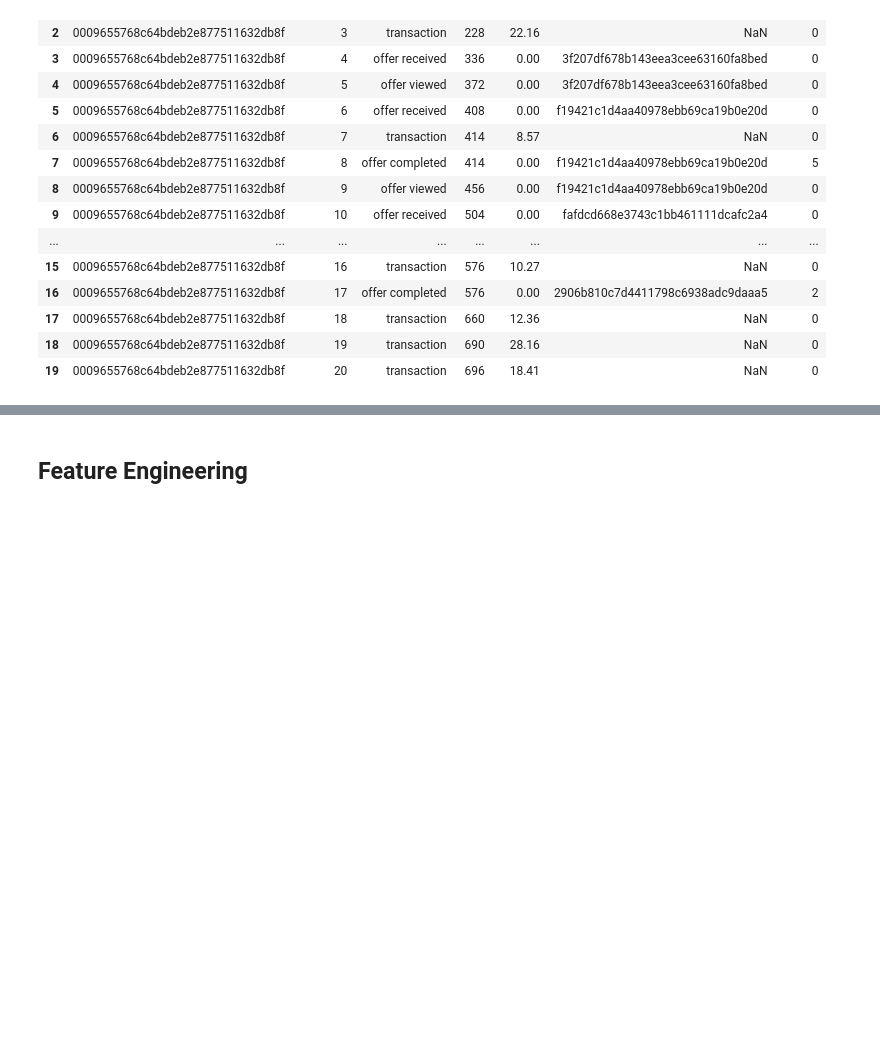
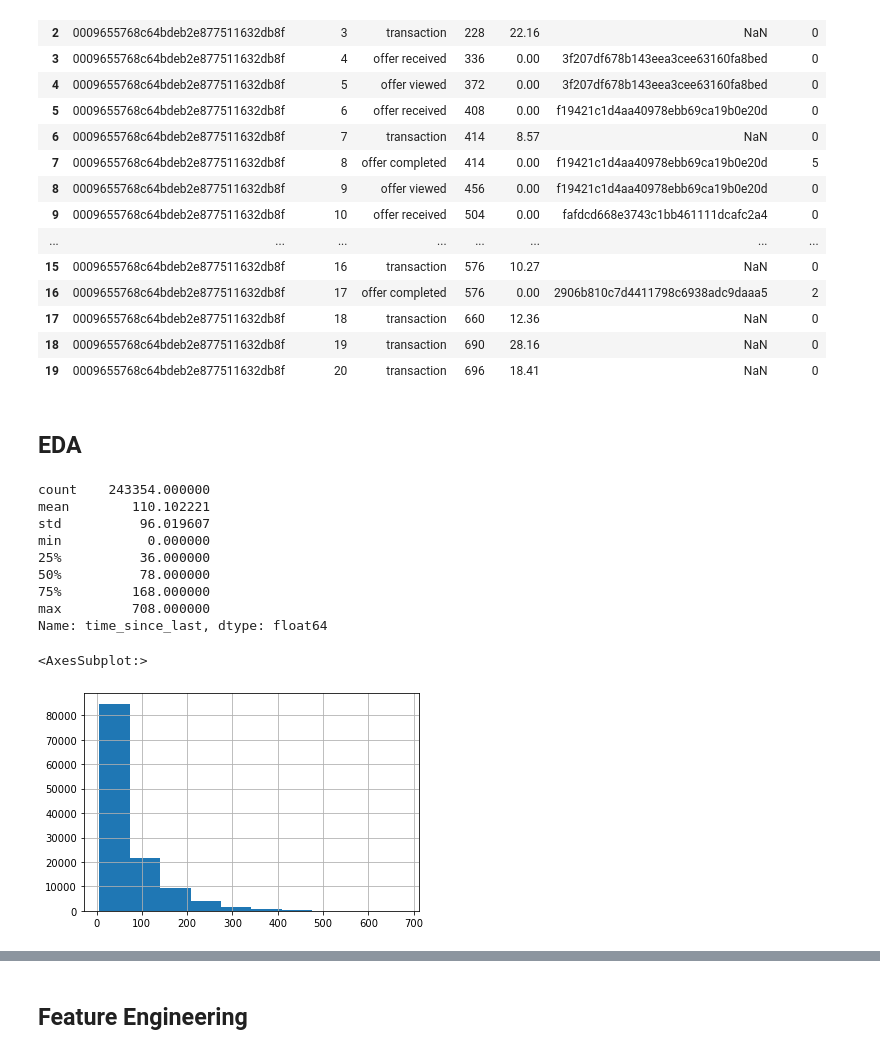
Before and after one commit to felipe-takaoka/starbucks-capstone, a Jupyter notebook: Starbucks_Capstone_notebook.ipynb, the cells around one changed output, grey strips where cells are left out. Cells and saved outputs as stored; diff of their text form; code cells hidden in the pictures; blank space fills up the shorter version.

```diff
--- a/Starbucks_Capstone_notebook.ipynb
+++ b/Starbucks_Capstone_notebook.ipynb
@@ -252,3 +252,25 @@ transcript_df.head(20)
 | 17 | 0009655768c64bdeb2e877511632db8f | 18 | transaction | 660 | 12.36 | NaN | 0 |
 | 18 | 0009655768c64bdeb2e877511632db8f | 19 | transaction | 690 | 28.16 | NaN | 0 |
 | 19 | 0009655768c64bdeb2e877511632db8f | 20 | transaction | 696 | 18.41 | NaN | 0 |
+# %% [markdown]
+## EDA
+# %%
+transcript_eda = transcript_df.copy()
+
+# Histogram of time between purchases
+transcript_eda["last_time"] = transcript_eda.groupby(["person","event"])["time"].shift(1)
+transcript_eda["time_since_last"] = transcript_eda["time"] - transcript_eda["last_time"]
+print(transcript_eda["time_since_last"].describe())
+transcript_eda.loc[transcript_eda["event"]=="transaction", "time_since_last"].hist()
+# %% [output]
+count    243354.000000
+mean        110.102221
+std          96.019607
+min           0.000000
+25%          36.000000
+50%          78.000000
+75%         168.000000
+max         708.000000
+Name: time_since_last, dtype: float64
+<AxesSubplot:>
+[figure, added]
```
Also changed, not shown: parts of 3 cells of this notebook.
